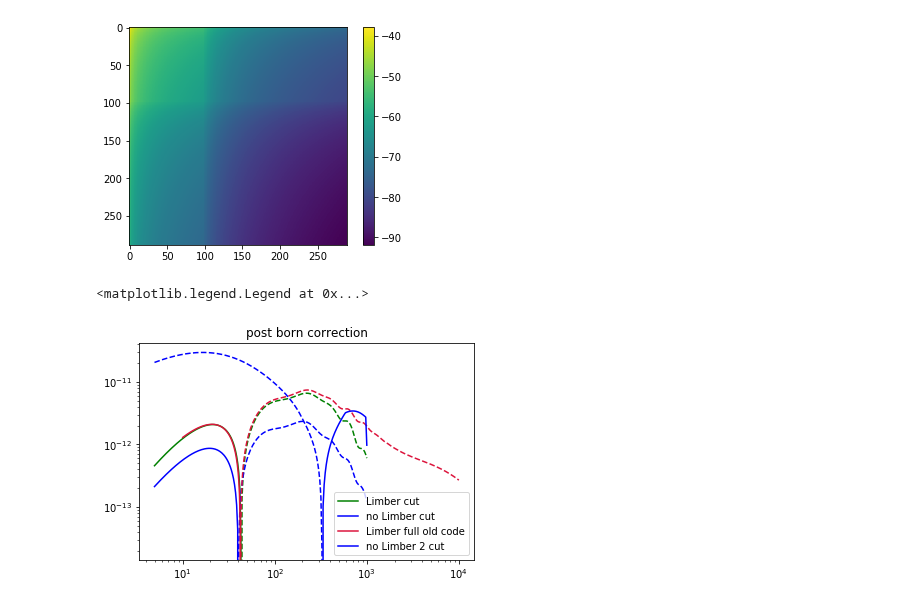
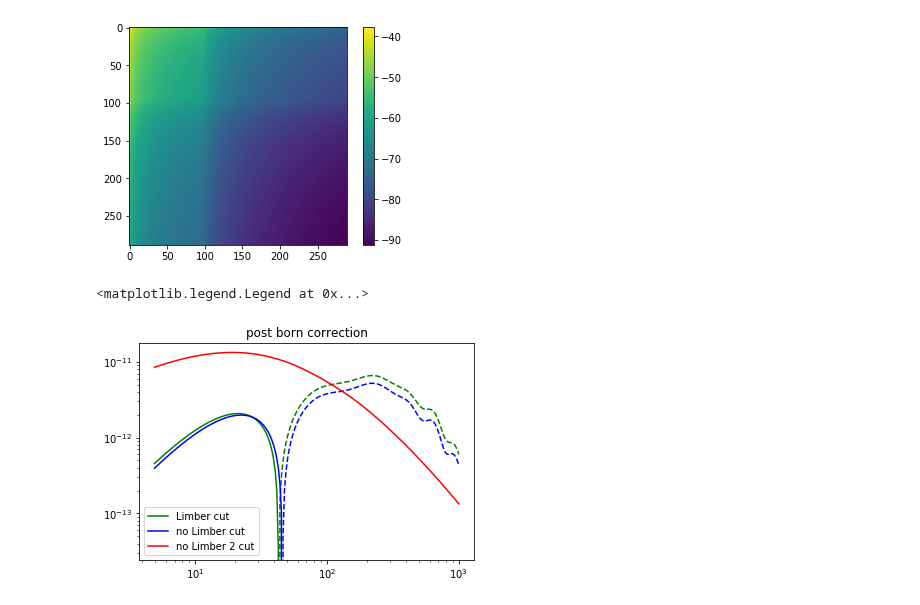
Before and after one commit to VMBoehm/postlimber, a Jupyter notebook: notebooks/PostBornTerms without Limber new approach.ipynb, the cells around one changed output. Saved outputs shown, nothing was run; the diff lists cells and outputs as text; code cells hidden in the pictures.

```diff
--- a/notebooks/PostBornTerms without Limber new approach.ipynb
+++ b/notebooks/PostBornTerms without Limber new approach.ipynb
@@ -275,5 +331,5 @@ M13A_spline = RectBivariateSpline(ell_,ell_,M13A)
 # %%
 #adding M13A and M31Aa
-tildeMA        = M13A+M31Aa
+tildeMA        = M13a+M31aA
 tildeMA_spline = RectBivariateSpline(ell_,ell_,tildeMA)
 # %%
@@ -433,21 +528,24 @@ array([  2.15561395,   2.15664058,   2.1577162 ,   2.15886131,
 clphipsi   = np.swapaxes(np.load('../G_matrices/clphipsi.npy'),1,2)
 cldeltaphi = np.load('../G_matrices/clphidelta.npy')
 # %%
-kernel1 = lsst_kernel
-kernel2 = lensing_kernel
+try:
+    _ ,M22B = np.load('../M_matrices/M22B_%s.npy'%str(file_ext))
+except:
+    kernel1 = galax_kernel
+    kernel2 = lensing_kernel
 
-r2d, t2d = np.meshgrid(t_,t_)
-w11, w12 = np.meshgrid(w1,w1)
+    r2d, t2d = np.meshgrid(t_,t_)
+    w11, w12 = np.meshgrid(w1,w1)
 
-result = np.zeros((len(ell_),len(ell_)))
-for ii in range(len(ell_)):
-    for jj in range(len(ell_)):
-        result[ii][jj] = np.sum(w11*w12*chi_cmb**2*kernel1(r2d*chi_cmb)*kernel2(t2d*chi_cmb)*cldeltaphi[ii]*clphipsi[jj])/4.
+    result = np.zeros((len(ell_),len(ell_)))
+    for ii in range(len(ell_)):
+        for jj in range(len(ell_)):
+            result[ii][jj] = np.sum(w11*w12*chi_cmb**2*kernel1(r2d*chi_cmb)*kernel2(t2d*chi_cmb)*cldeltaphi[ii]*clphipsi[jj])/4.
 
-M22b = result
+    M22B = result
 
-# first inex is L-l, second index is l
-np.save('../M_matrices/M22b_%s.npy'%str(file_ext),[np.meshgrid(ell_),M22b])
+    # first index is L-l, second index is l
+    np.save('../M_matrices/M22B_%s.npy'%str(file_ext),[np.meshgrid(ell_),M22B])
 
-M22b_spline = RectBivariateSpline(ell_,ell_,M22b)
+M22B_spline = RectBivariateSpline(ell_,ell_,M22B)
 # %%
@@ -493,7 +594,7 @@ def get_regularized_sum_of_terms_2(L,L1,phi,M1,M2,method='trapz'):
     for LL in L:
         resL1=[]
         for LL1 in L1:
-            L_= LL*np.sqrt(1.+(LL1/LL)**2+2.*LL1/LL*nu)
+            L_= LL*np.sqrt(1.+(LL1/LL)**2-2.*LL1/LL*nu)
             integrand = -LL*LL1*nu*(LL*LL1*nu-LL1**2)**2*LL1*(M1(L_,LL1,grid=False)-M2(LL,LL1,grid=False))
             if method =='simps':
                 resL1+=[simps(integrand,phi)]
@@ -507,13 +608,13 @@ def get_regularized_sum_of_terms_2(L,L1,phi,M1,M2,method='trapz'):
 
 
 #numerical angular integration
-def get_second_sum_of_terms_2(L,L1,M,method='trapz'):
+def get_second_sum_of_terms_2(L,L1,M2,method='trapz'):
     nu = np.cos(phi)
     res=[]
     for LL in L:
         resL1=[]
         for LL1 in L1:
-            integrand =  LL1*(((LL*LL1*nu)**2*LL1**2)+LL*LL1*nu*(LL*LL1*nu-LL1**2)**2)*(M(LL,LL1,grid=False))
+            integrand =  LL1*(((LL*LL1*nu)**2*LL1**2)-LL*LL1*nu*(LL*LL1*nu-LL1**2)**2)*(M2(LL,LL1,grid=False))
             if method =='simps':
                 resL1+=[simps(integrand,phi)]
             elif method =='trapz':
@@ -530,19 +631,18 @@ plt.colorbar()
 <matplotlib.colorbar.Colorbar at 0x...>
 [figure]
 # %%
-all_bins2 = get_regularized_sum_of_terms_2(L,L1,phi,M22b_spline,M31Ab_spline,method='trapz')+get_second_sum_of_terms_2(L,L1,M31Ab_spline,method='trapz')
+all_bins2 = get_regularized_sum_of_terms_2(L,L1,phi,M22B_spline,M31aB_spline,method='trapz')+get_second_sum_of_terms_2(L,L1,M31aB_spline,method='trapz')
+np.save('../output/results/term2_%s'%file_ext,[L,all_bins2])
 # %%
 plt.figure()
 plt.title('post born correction')
 plt.loglog(L,corrs_cut[-1],label='Limber cut',color='g')
 plt.loglog(L,-corrs_cut[-1],color='g',ls='--')
 plt.loglog(L,all_bins,label='no Limber cut',color='b')
 plt.loglog(L,-all_bins,color='b',ls='--')
-plt.loglog(L_,corrs[-1],label='Limber full old code',color='crimson')
-plt.loglog(L_,-corrs[-1],ls='--',color='crimson')
-plt.loglog(L,all_bins2,label='no Limber 2 cut',color='b')
-plt.loglog(L,-all_bins2,color='b',ls='--')
+plt.loglog(L,all_bins2,label='no Limber 2 cut',color='r')
+plt.loglog(L,-all_bins2,color='r',ls='--')
 plt.legend()
 # %% [output]
 <matplotlib.legend.Legend at 0x...>
-[figure, old version]
+[figure, new version]
```
Also changed, not shown: parts of 31 cells of this notebook, 16 other files.
